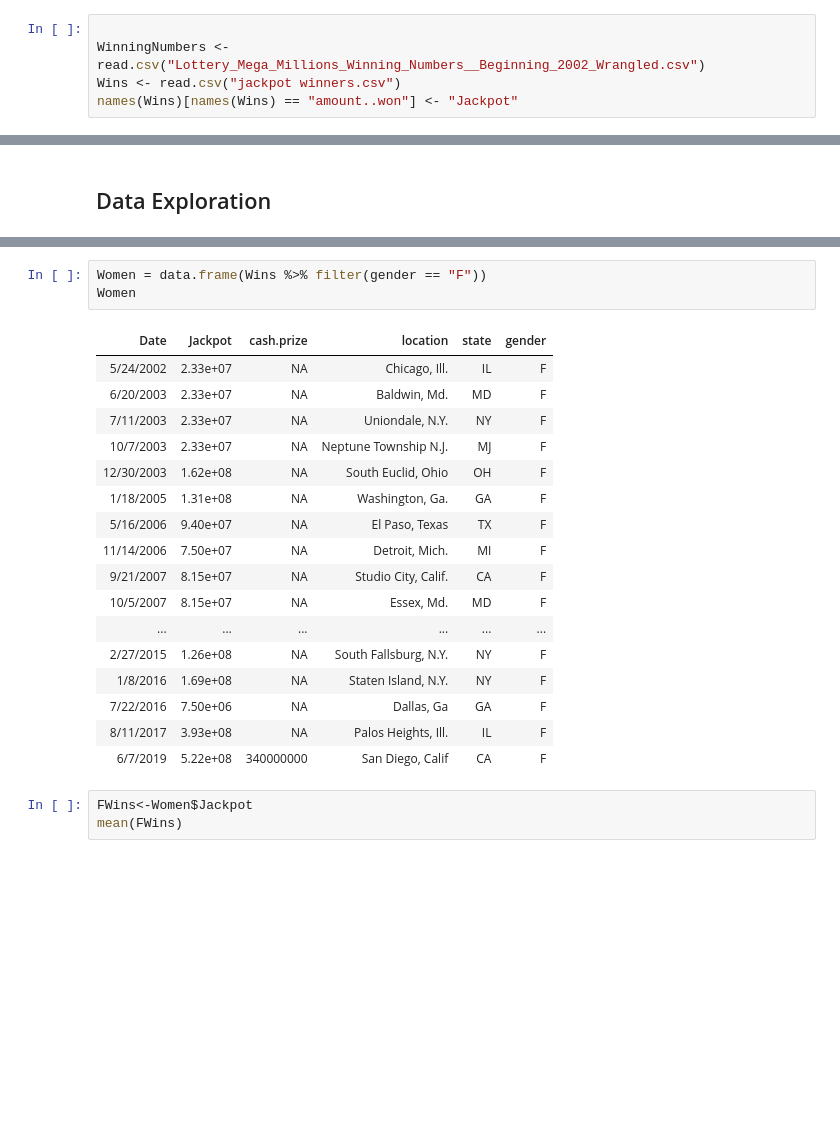
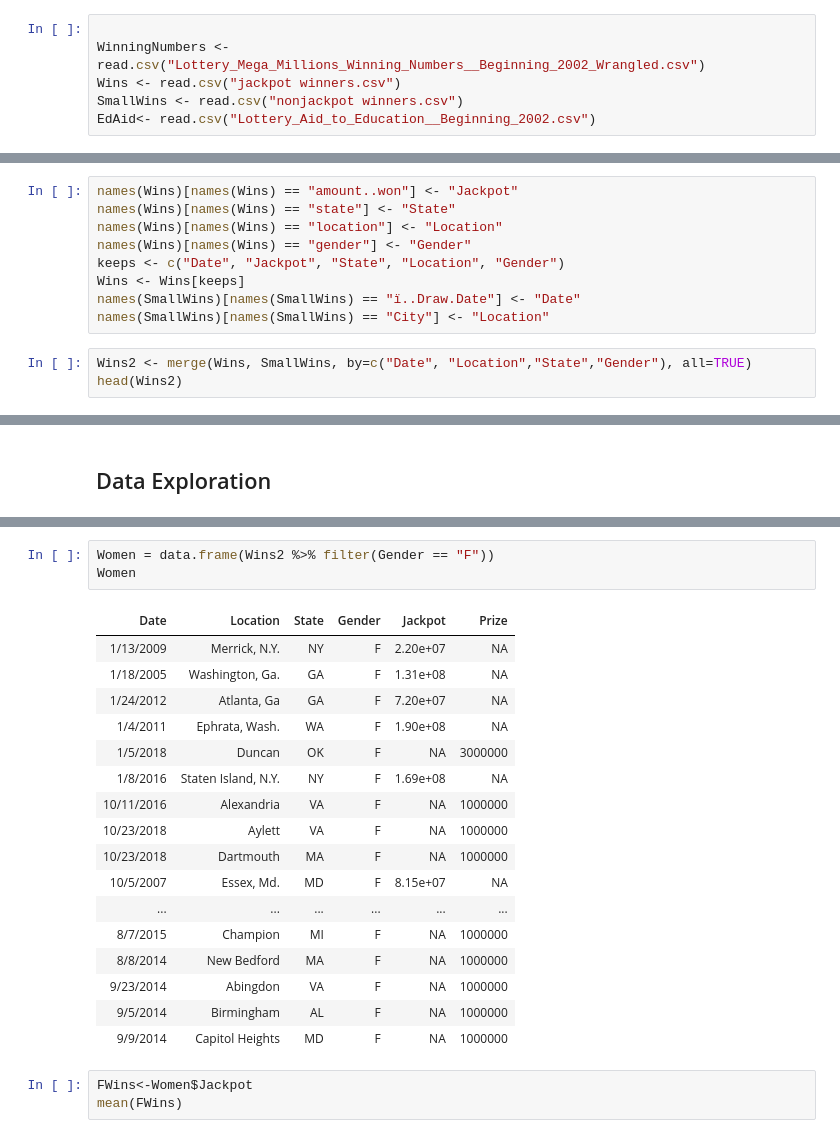
Before and after one commit to AlbiKovi/DSO110---Final-Group-Project, a Jupyter notebook: DSO110 - Final Group Project - Lottery - R Notebook.ipynb, the cells around one changed output, grey strips where cells are left out. Saved outputs shown, nothing was run; the diff lists cells and outputs as text; blank space fills up the shorter version.

```diff
--- a/DSO110 - Final Group Project - Lottery - R Notebook.ipynb
+++ b/DSO110 - Final Group Project - Lottery - R Notebook.ipynb
@@ -18,4 +18,5 @@ library(gmodels)
 
 WinningNumbers <- read.csv("Lottery_Mega_Millions_Winning_Numbers__Beginning_2002_Wrangled.csv")
 Wins <- read.csv("jackpot winners.csv")
-names(Wins)[names(Wins) == "amount..won"] <- "Jackpot"
+SmallWins <- read.csv("nonjackpot winners.csv")
+EdAid<- read.csv("Lottery_Aid_to_Education__Beginning_2002.csv")
@@ -21,0 +34,12 @@ names(Wins)[names(Wins) == "amount..won"] <- "Jackpot"
+# %%
+names(Wins)[names(Wins) == "amount..won"] <- "Jackpot"
+names(Wins)[names(Wins) == "state"] <- "State"
+names(Wins)[names(Wins) == "location"] <- "Location"
+names(Wins)[names(Wins) == "gender"] <- "Gender"
+keeps <- c("Date", "Jackpot", "State", "Location", "Gender")
+Wins <- Wins[keeps]
+names(SmallWins)[names(SmallWins) == "ï..Draw.Date"] <- "Date"
+names(SmallWins)[names(SmallWins) == "City"] <- "Location"
+# %%
+Wins2 <- merge(Wins, SmallWins, by=c("Date", "Location","State","Gender"), all=TRUE)
+head(Wins2)
@@ -33,24 +75,24 @@ CashByGender
 # %%
-Women = data.frame(Wins %>% filter(gender == "F"))
+Women = data.frame(Wins2 %>% filter(Gender == "F"))
 Women
 # %% [output]
-| Date | Jackpot | cash.prize | location | state | gender |
-| 5/24/2002 | 2.33e+07 | NA | Chicago, Ill. | IL | F |
-| 6/20/2003 | 2.33e+07 | NA | Baldwin, Md. | MD | F |
-| 7/11/2003 | 2.33e+07 | NA | Uniondale, N.Y. | NY | F |
-| 10/7/2003 | 2.33e+07 | NA | Neptune Township N.J. | MJ | F |
-| 12/30/2003 | 1.62e+08 | NA | South Euclid, Ohio | OH | F |
-| 1/18/2005 | 1.31e+08 | NA | Washington, Ga. | GA | F |
-| 5/16/2006 | 9.40e+07 | NA | El Paso, Texas | TX | F |
-| 11/14/2006 | 7.50e+07 | NA | Detroit, Mich. | MI | F |
-| 9/21/2007 | 8.15e+07 | NA | Studio City, Calif. | CA | F |
-| 10/5/2007 | 8.15e+07 | NA | Essex, Md. | MD | F |
+| Date | Location | State | Gender | Jackpot | Prize |
+| 1/13/2009 | Merrick, N.Y. | NY | F | 2.20e+07 | NA |
+| 1/18/2005 | Washington, Ga. | GA | F | 1.31e+08 | NA |
+| 1/24/2012 | Atlanta, Ga | GA | F | 7.20e+07 | NA |
+| 1/4/2011 | Ephrata, Wash. | WA | F | 1.90e+08 | NA |
+| 1/5/2018 | Duncan | OK | F | NA | 3000000 |
+| 1/8/2016 | Staten Island, N.Y. | NY | F | 1.69e+08 | NA |
+| 10/11/2016 | Alexandria | VA | F | NA | 1000000 |
+| 10/23/2018 | Aylett | VA | F | NA | 1000000 |
+| 10/23/2018 | Dartmouth | MA | F | NA | 1000000 |
+| 10/5/2007 | Essex, Md. | MD | F | 8.15e+07 | NA |
 | ... | ... | ... | ... | ... | ... |
-| 2/27/2015 | 1.26e+08 | NA | South Fallsburg, N.Y. | NY | F |
-| 1/8/2016 | 1.69e+08 | NA | Staten Island, N.Y. | NY | F |
-| 7/22/2016 | 7.50e+06 | NA | Dallas, Ga | GA | F |
-| 8/11/2017 | 3.93e+08 | NA | Palos Heights, Ill. | IL | F |
-| 6/7/2019 | 5.22e+08 | 340000000 | San Diego, Calif | CA | F |
+| 8/7/2015 | Champion | MI | F | NA | 1000000 |
+| 8/8/2014 | New Bedford | MA | F | NA | 1000000 |
+| 9/23/2014 | Abingdon | VA | F | NA | 1000000 |
+| 9/5/2014 | Birmingham | AL | F | NA | 1000000 |
+| 9/9/2014 | Capitol Heights | MD | F | NA | 1000000 |
 # %%
 FWins<-Women$Jackpot
 mean(FWins)
```
Also changed, not shown: parts of 15 cells of this notebook, 2 other files.
